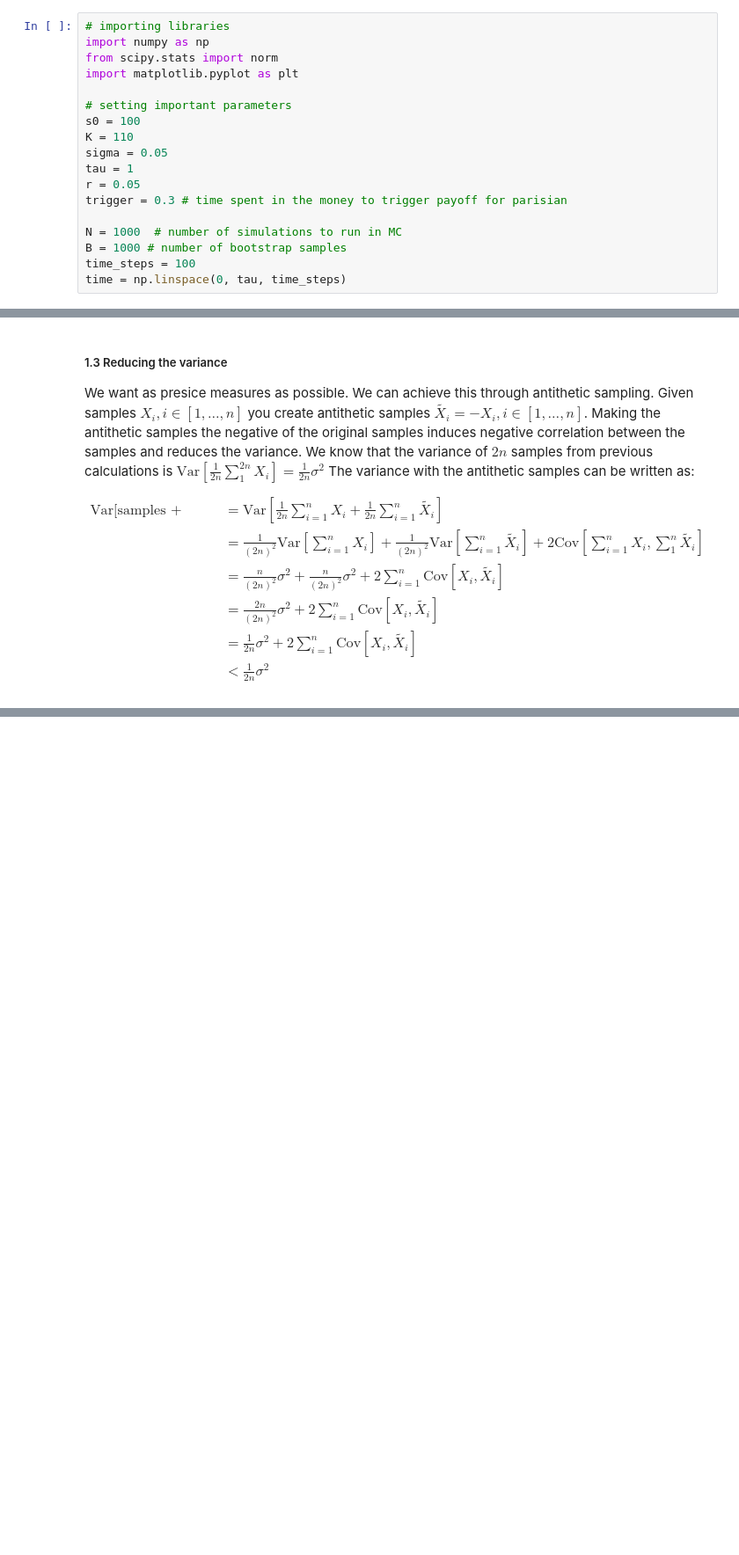
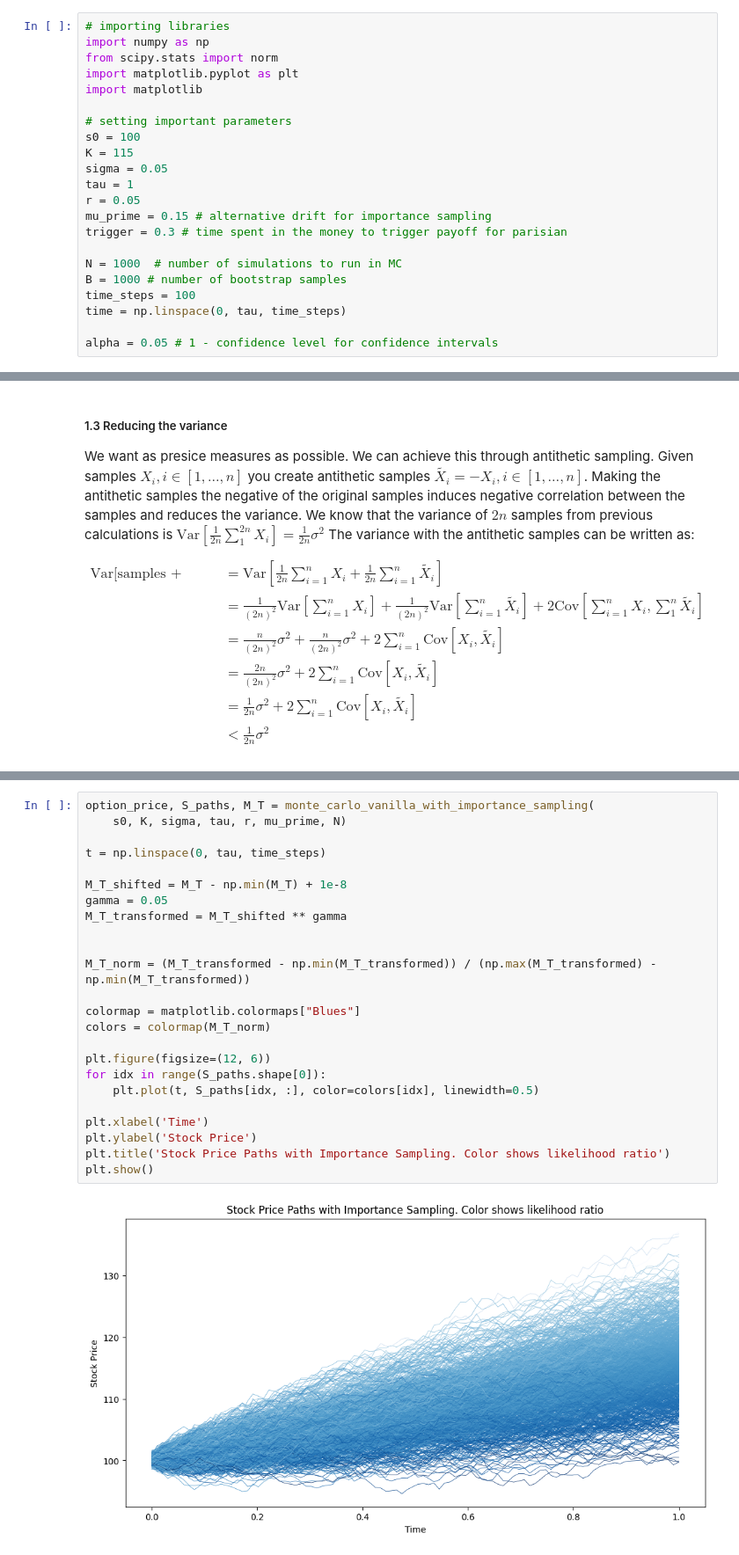
Before and after one commit to Sondringsen/ProjectThesis, a Jupyter notebook: presentation/option_pricing.ipynb, the cells around one changed output, grey strips where cells are left out. Shown at 88% size. Cells and saved outputs as stored; diff of their text form; blank space fills up the shorter version.

Commit message:
Added importance sampling and cleaned up

```diff
--- a/presentation/option_pricing.ipynb
+++ b/presentation/option_pricing.ipynb
@@ -14,19 +14,23 @@
 import numpy as np
 from scipy.stats import norm
 import matplotlib.pyplot as plt
+import matplotlib
 
 # setting important parameters
 s0 = 100
-K = 110
+K = 115
 sigma = 0.05
 tau = 1
 r = 0.05
+mu_prime = 0.15 # alternative drift for importance sampling
 trigger = 0.3 # time spent in the money to trigger payoff for parisian
 
 N = 1000  # number of simulations to run in MC
 B = 1000 # number of bootstrap samples
 time_steps = 100
 time = np.linspace(0, tau, time_steps)
+
+alpha = 0.05 # 1 - confidence level for confidence intervals
 # %%
 def black_scholes(s0, K, sigma, tau, r):
     d1 = (np.log(s0/K) + (r+sigma**2/2)*tau) / (sigma*np.sqrt(tau))
@@ -154,0 +262,26 @@ Let us change the setup a bit. Now we know that the call will end up 10 in the m
+# %%
+option_price, S_paths, M_T = monte_carlo_vanilla_with_importance_sampling(
+    s0, K, sigma, tau, r, mu_prime, N)
+
+t = np.linspace(0, tau, time_steps)
+
+M_T_shifted = M_T - np.min(M_T) + 1e-8
+gamma = 0.05
+M_T_transformed = M_T_shifted ** gamma
+
+
+M_T_norm = (M_T_transformed - np.min(M_T_transformed)) / (np.max(M_T_transformed) - np.min(M_T_transformed))
+
+colormap = matplotlib.colormaps["Blues"]
+colors = colormap(M_T_norm)
+
+plt.figure(figsize=(12, 6))
+for idx in range(S_paths.shape[0]):
+    plt.plot(t, S_paths[idx, :], color=colors[idx], linewidth=0.5)
+
+plt.xlabel('Time')
+plt.ylabel('Stock Price')
+plt.title('Stock Price Paths with Importance Sampling. Color shows likelihood ratio')
+plt.show()
+# %% [output]
+[figure, added]
```
Also changed, not shown: parts of 17 cells of this notebook.
